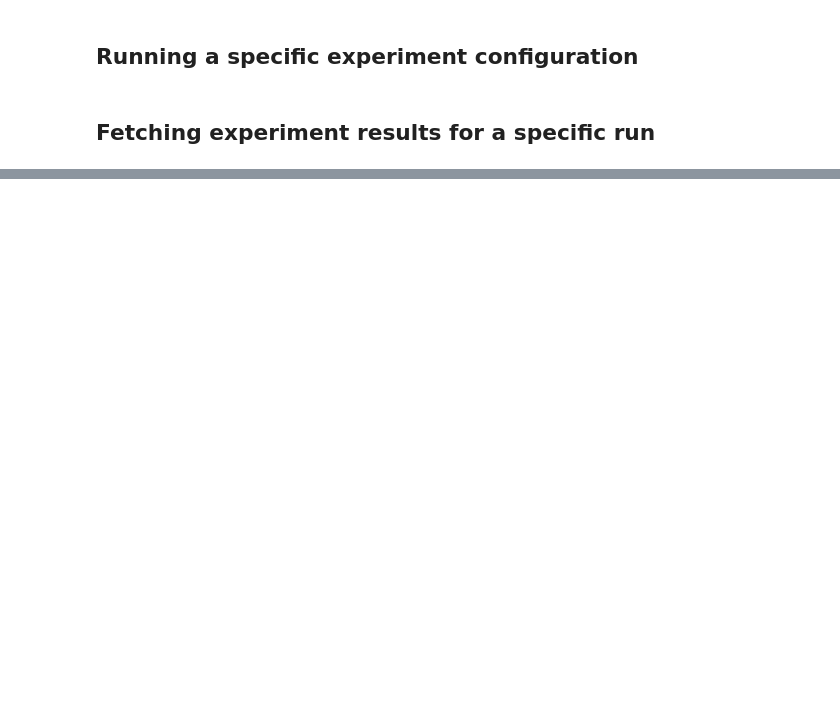
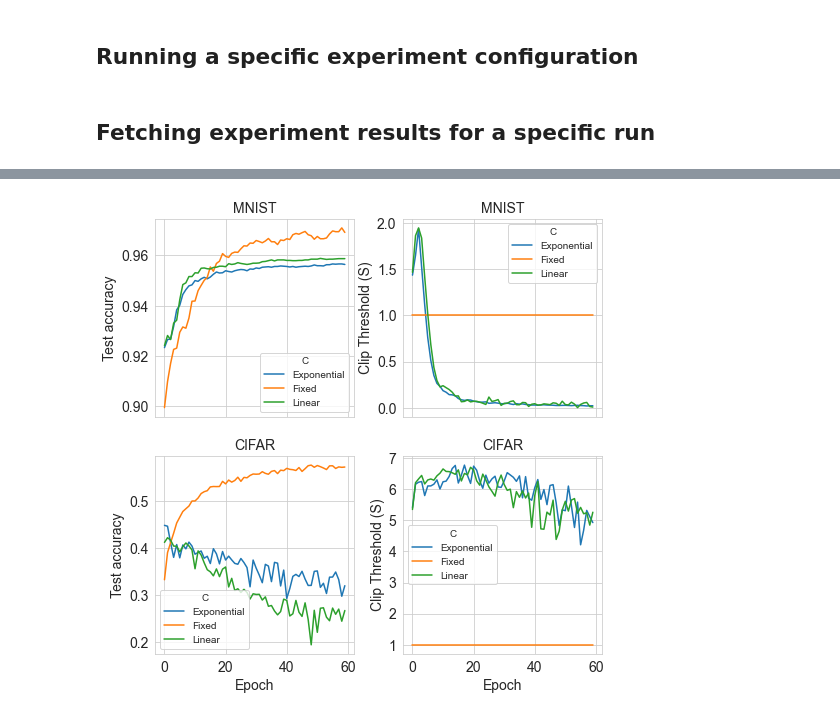
Before and after one commit to lguerdan/10-701-Project, a Jupyter notebook: dev_notebook.ipynb, the cells around one changed output, grey strips where cells are left out. Drawn from its saved outputs; the diff is of its cells as text; code cells hidden in the pictures; blank space fills up the shorter version.

```diff
--- a/dev_notebook.ipynb
+++ b/dev_notebook.ipynb
@@ -44,0 +47,39 @@ plot_centralized_fixed_cuttoff_experiment(exp)
+# %%
+exp, params = helpers.load_exp('central_baseline_adaptive_cuttoff')
+# %%
+f, axes = plt.subplots(2, 2, figsize=(8,8), sharey=False, sharex=True)
+plt.subplots_adjust(wspace = 0.25)
+
+mnist = exp[exp['benchmark'] == 'MNIST'].reset_index()
+sns.lineplot(data=mnist, x='epoch', hue='C', y='test_acc', ax=axes[0][0])
+
+mnist = exp[exp['benchmark'] == 'MNIST'].reset_index()
+sns.lineplot(data=mnist, x='epoch', hue='C', y='S', ax=axes[0][1])
+
+cifar = exp[exp['benchmark'] == 'CIFAR'].reset_index()
+sns.lineplot(data=cifar, x='epoch', hue='C', y='test_acc', ax=axes[1][0])
+cifar = exp[exp['benchmark'] == 'CIFAR'].reset_index()
+sns.lineplot(data=cifar, x='epoch', hue='C', y='S', ax=axes[1][1])
+
+axes[0][0].set_title('MNIST', fontsize=14)
+axes[0][0].set_ylabel('Test accuracy', fontsize=14)
+axes[0][0].tick_params(labelsize=14)
+
+axes[0][1].set_title('MNIST', fontsize=14)
+axes[0][1].set_ylabel('Clip Threshold (S)', fontsize=14)
+axes[0][1].tick_params(labelsize=14)
+
+
+axes[1][0].set_title('CIFAR', fontsize=14)
+axes[1][0].set_xlabel('Epoch', fontsize=14)
+axes[1][0].set_ylabel('Test accuracy', fontsize=14)
+axes[1][0].tick_params(labelsize=14)
+
+axes[1][1].set_title('CIFAR', fontsize=14)
+axes[1][1].set_ylabel('Clip Threshold (S)', fontsize=14)
+axes[1][1].set_xlabel('Epoch', fontsize=14)
+axes[1][1].tick_params(labelsize=14)
+
+plt.savefig(f'{FIGDIR}exp2_centralized.png', dpi=400)
+# %% [output]
+[figure, added]
```
Also changed, not shown: parts of 2 cells of this notebook, 1 other file.
